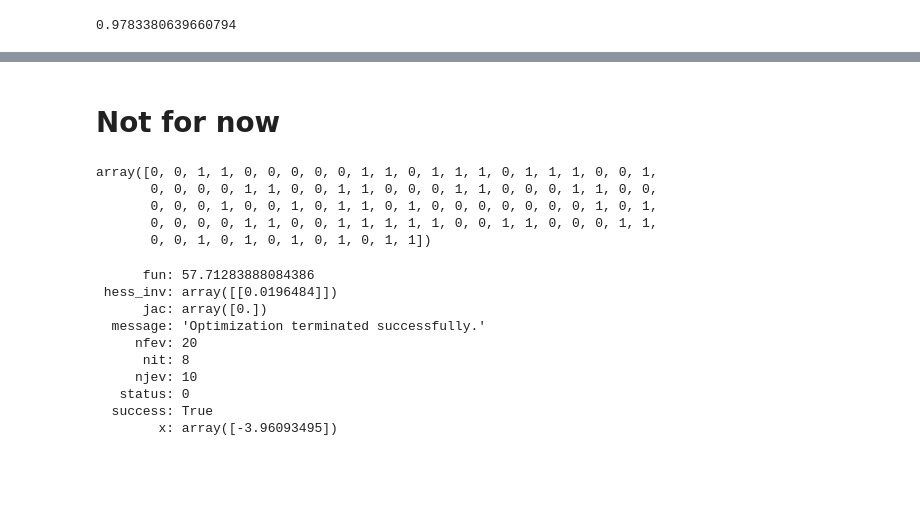
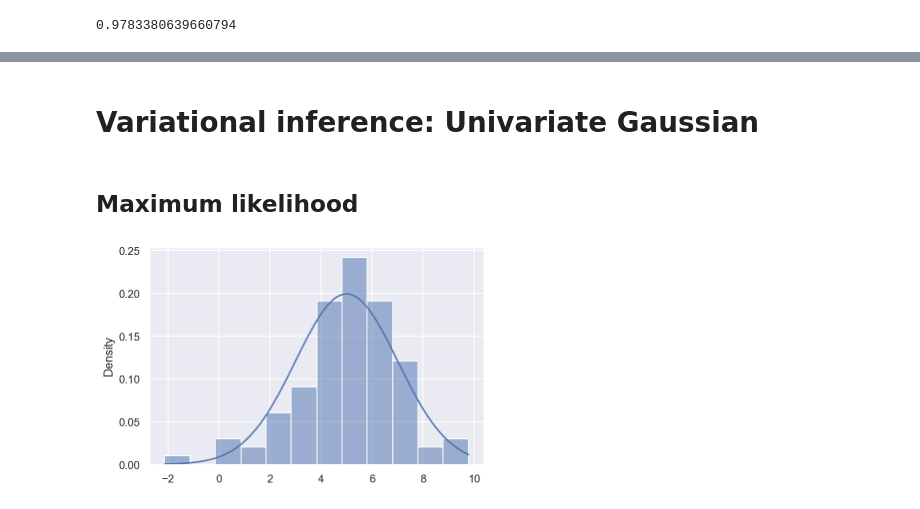
Before and after one commit to AurelienNioche/ActiveTeachingCollaborative, a Jupyter notebook: variatonal-inference.ipynb, the cells around one changed output, grey strips where cells are left out. Saved outputs shown, nothing was run; the diff lists cells and outputs as text; code cells hidden in the pictures; blank space fills up the shorter version.

```diff
--- a/variatonal-inference.ipynb
+++ b/variatonal-inference.ipynb
@@ -227,53 +136,21 @@ plt.fill_between(X.flatten(), q1, q2, alpha=0.2)
-# %% [markdown]
-# Not for now
-# %%
-# Seed
-np.random.seed(123)
-
-# Parameterization
-mu = -4
-
-# Number of obs
-n_o = 100
-
-shape = n_o
-x = np.random.uniform(0, 100, size=shape)
-rd = np.random.random(size=shape)
-
-y = np.zeros(shape=shape, dtype=int)
-theta = np.zeros(shape=shape)
-theta[:] = mu
-
-rate = np.exp(theta)
-exponent = - rate * x
-p = np.exp(exponent)
-y[:] = p > rd
-y
-# %% [output]
-array([0, 0, 1, 1, 0, 0, 0, 0, 0, 1, 1, 0, 1, 1, 1, 0, 1, 1, 1, 0, 0, 1,
-       0, 0, 0, 0, 1, 1, 0, 0, 1, 1, 0, 0, 0, 1, 1, 0, 0, 0, 1, 1, 0, 0,
-       0, 0, 0, 1, 0, 0, 1, 0, 1, 1, 0, 1, 0, 0, 0, 0, 0, 0, 0, 1, 0, 1,
-       0, 0, 0, 0, 1, 1, 0, 0, 1, 1, 1, 1, 1, 0, 0, 1, 1, 0, 0, 0, 1, 1,
-       0, 0, 1, 0, 1, 0, 1, 0, 1, 0, 1, 1])
-# %%
-def objective(param):
-
-    rate_hat = np.exp(param)
-    exponent = - rate_hat * x
-    p_hat = np.exp(exponent)
-    p_obs = p_hat**y*(1-p_hat)**(1-y)
-    return - np.log(p_obs+np.finfo(float).eps).sum()
-
-
-scipy.optimize.minimize(objective, x0=0)
-# %% [output]
-      fun: 57.71283888084386
- hess_inv: array([[0.0196484]])
-      jac: array([0.])
-  message: 'Optimization terminated successfully.'
-     nfev: 20
-      nit: 8
-     njev: 10
-   status: 0
-  success: True
-        x: array([-3.96093495])
+# %% [markdown]
+# Variational inference: Univariate Gaussian
+# %% [markdown]
+## Maximum likelihood
+# %%
+mu = 5
+sigma = 2
+N = 1000
+np.random.seed(1234)
+
+x_dist = scipy.stats.norm(loc=mu, scale=sigma)
+
+x = x_dist.rvs(size=100)
+x_pdf = np.linspace(np.min(x), np.max(x), N)
+pdf = x_dist.pdf(x_pdf)
+
+fig, ax = plt.subplots()
+sns.histplot(x, bins='auto', stat='density', alpha=0.5)
+ax.plot(x_pdf, pdf);
+# %% [output]
+[figure, added]
```
Also changed, not shown: parts of 42 cells of this notebook, 1 other file.
